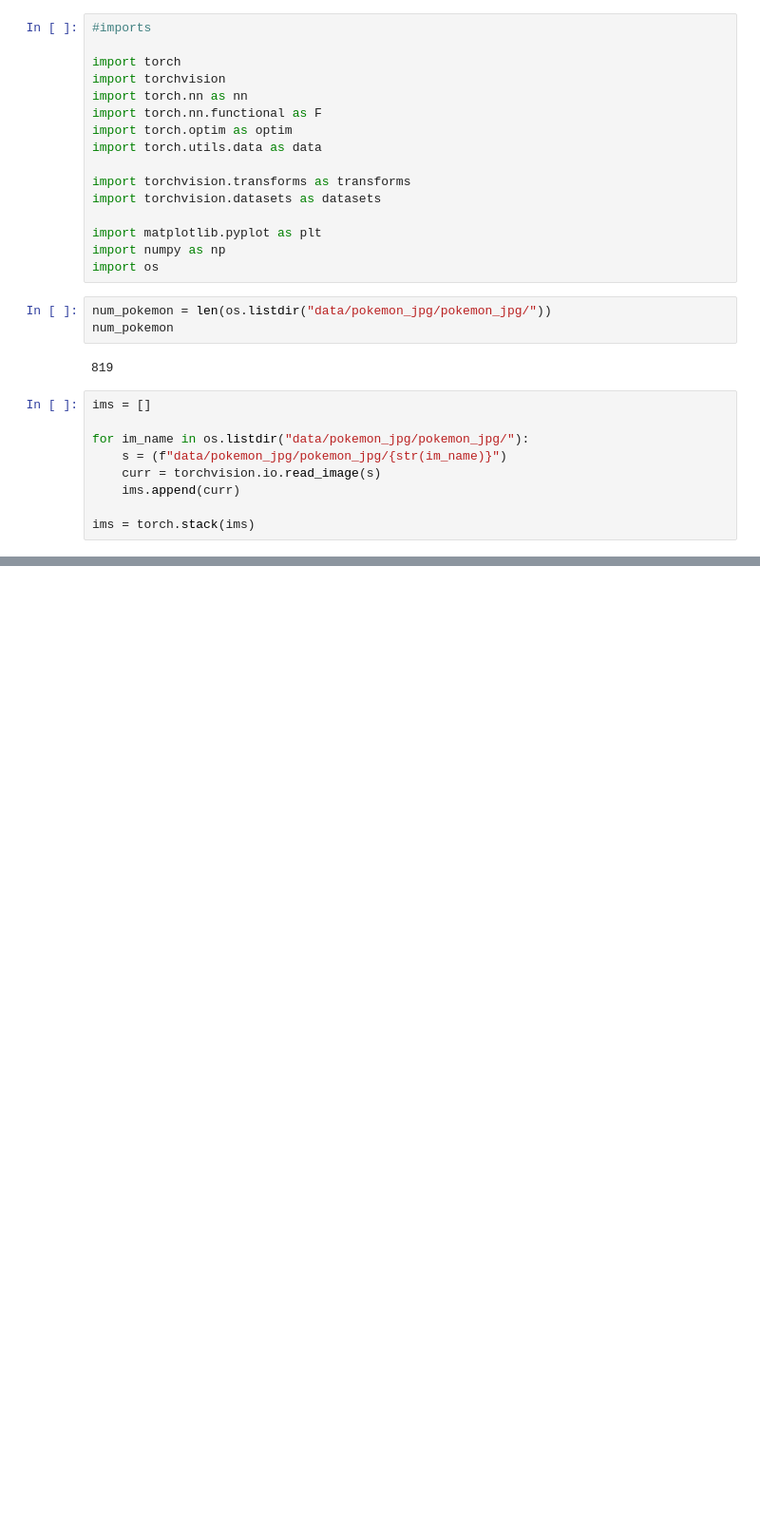
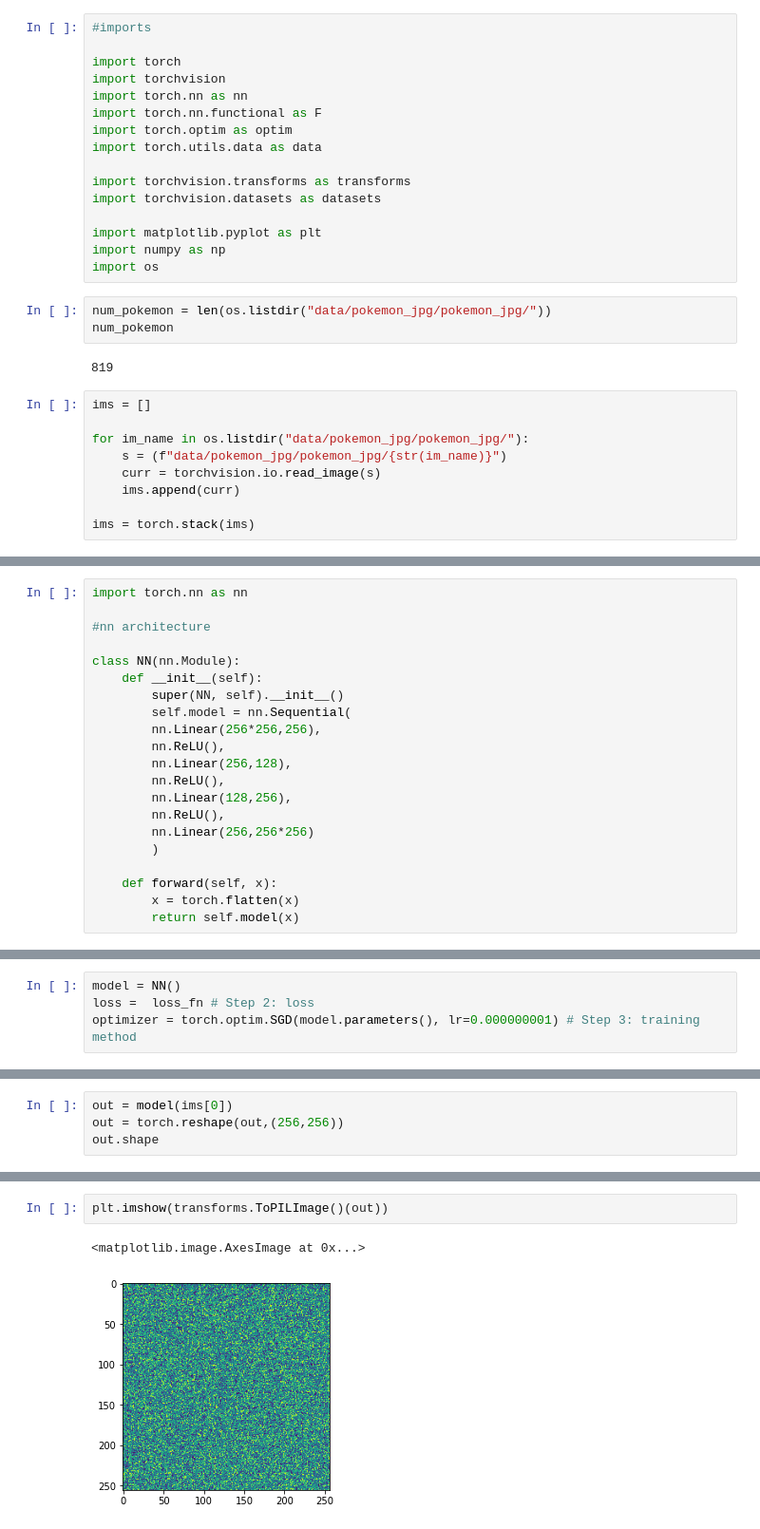
Before and after one commit to alec-gironda/Pokemon-Variational-Autoencoder, a Jupyter notebook: AutoencoderNB.ipynb, the cells around one changed output, grey strips where cells are left out. Shown: that part at 95% size. Saved outputs shown, nothing was run; the diff lists cells and outputs as text; blank space fills up the shorter version.

```diff
--- a/AutoencoderNB.ipynb
+++ b/AutoencoderNB.ipynb
@@ -34,0 +42,21 @@ torch.Size([819, 3, 256, 256])
+# %%
+import torch.nn as nn
+
+#nn architecture
+
+class NN(nn.Module):
+    def __init__(self):
+        super(NN, self).__init__()
+        self.model = nn.Sequential(
+        nn.Linear(256*256,256),
+        nn.ReLU(),
+        nn.Linear(256,128),
+        nn.ReLU(),
+        nn.Linear(128,256),
+        nn.ReLU(),
+        nn.Linear(256,256*256)
+        )
+
+    def forward(self, x):
+        x = torch.flatten(x)
+        return self.model(x)
@@ -34,0 +67,4 @@ torch.Size([819, 3, 256, 256])
+# %%
+model = NN()
+loss =  loss_fn # Step 2: loss
+optimizer = torch.optim.SGD(model.parameters(), lr=0.000000001) # Step 3: training method
@@ -34,0 +86,4 @@ torch.Size([819, 3, 256, 256])
+# %%
+out = model(ims[0])
+out = torch.reshape(out,(256,256))
+out.shape
@@ -34,0 +113,5 @@ torch.Size([819, 3, 256, 256])
+# %%
+plt.imshow(transforms.ToPILImage()(out))
+# %% [output]
+<matplotlib.image.AxesImage at 0x...>
+[figure, added]
```
Also changed, not shown: parts of 8 cells of this notebook, 1 other file.
